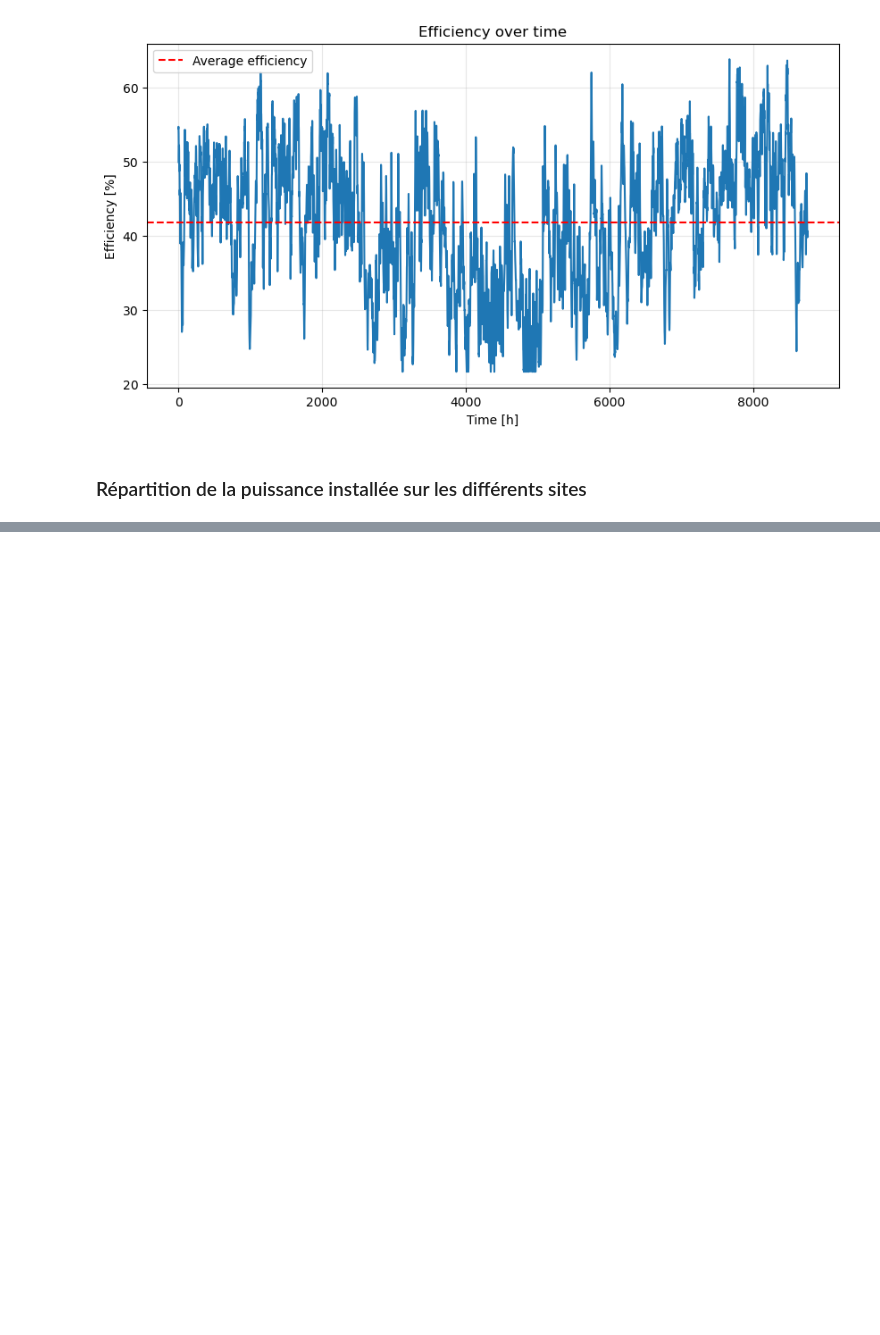
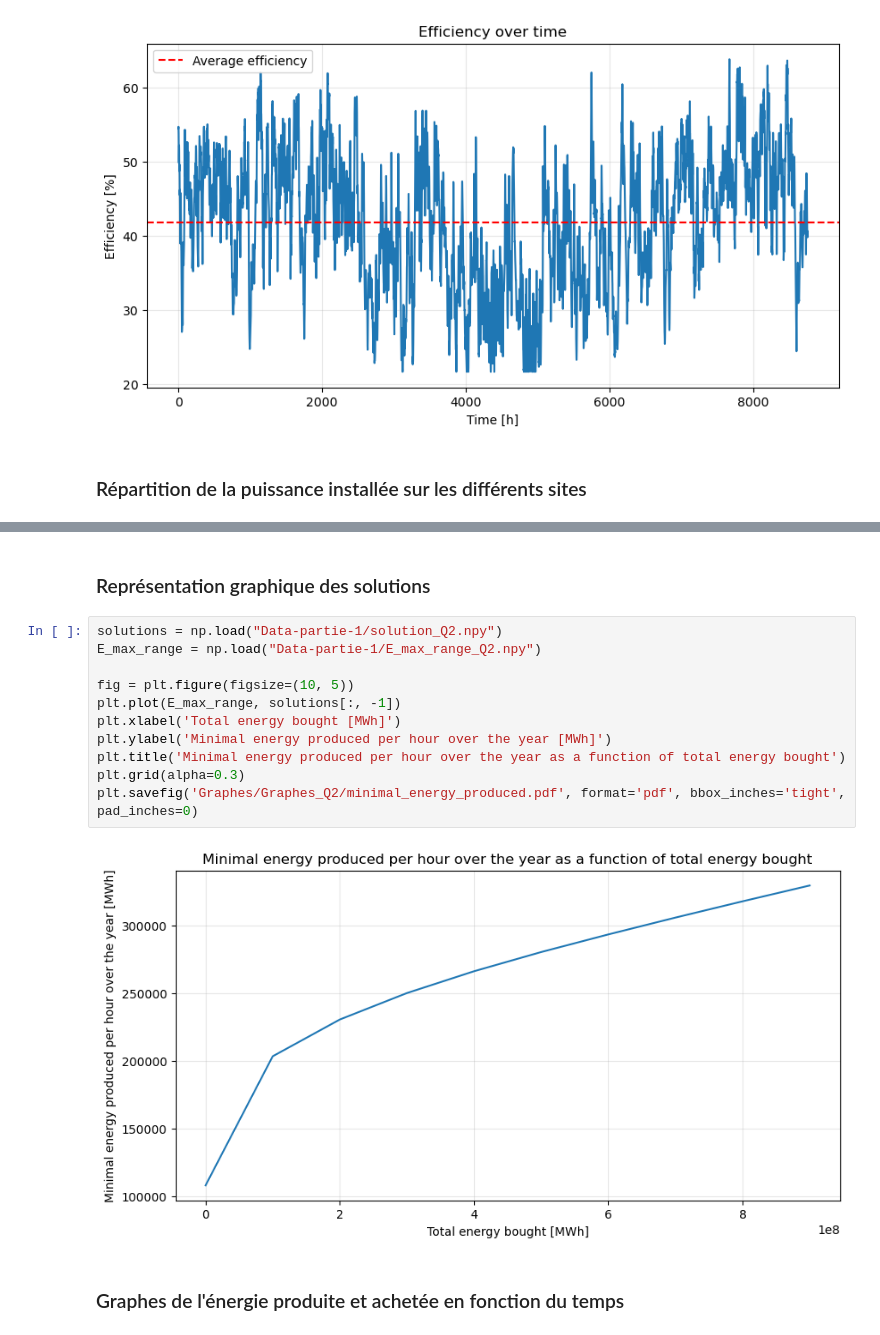
Before and after one commit to AhouLucas/projet-opti, a Jupyter notebook: projet_opti.ipynb, the cells around one changed output, grey strips where cells are left out. Drawn from its saved outputs; the diff is of its cells as text; blank space fills up the shorter version.

```diff
--- a/projet_opti.ipynb
+++ b/projet_opti.ipynb
@@ -240,0 +320,17 @@ ERROR 1: PROJ: proj_create_from_database: Open of /home/lucas/miniconda3/envs/ma
+# %% [markdown]
+### Représentation graphique des solutions
+# %%
+solutions = np.load("Data-partie-1/solution_Q2.npy")
+E_max_range = np.load("Data-partie-1/E_max_range_Q2.npy")
+
+fig = plt.figure(figsize=(10, 5))
+plt.plot(E_max_range, solutions[:, -1])
+plt.xlabel('Total energy bought [MWh]')
+plt.ylabel('Minimal energy produced per hour over the year [MWh]')
+plt.title('Minimal energy produced per hour over the year as a function of total energy bought')
+plt.grid(alpha=0.3)
+plt.savefig('Graphes/Graphes_Q2/minimal_energy_produced.pdf', format='pdf', bbox_inches='tight', pad_inches=0)
+# %% [output]
+[figure, added]
+# %% [markdown]
+### Graphes de l'énergie produite et achetée en fonction du temps
```
Also changed, not shown: parts of 17 cells of this notebook, 11 other files.
